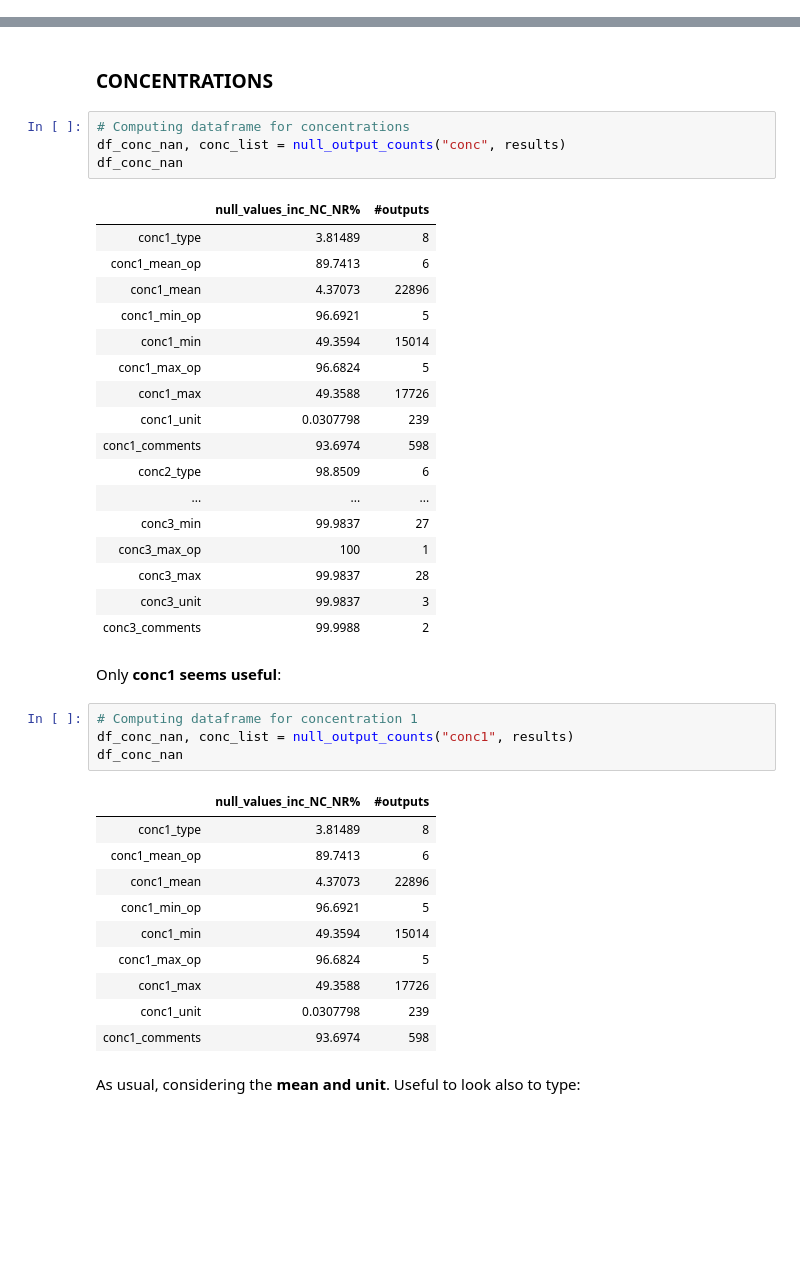
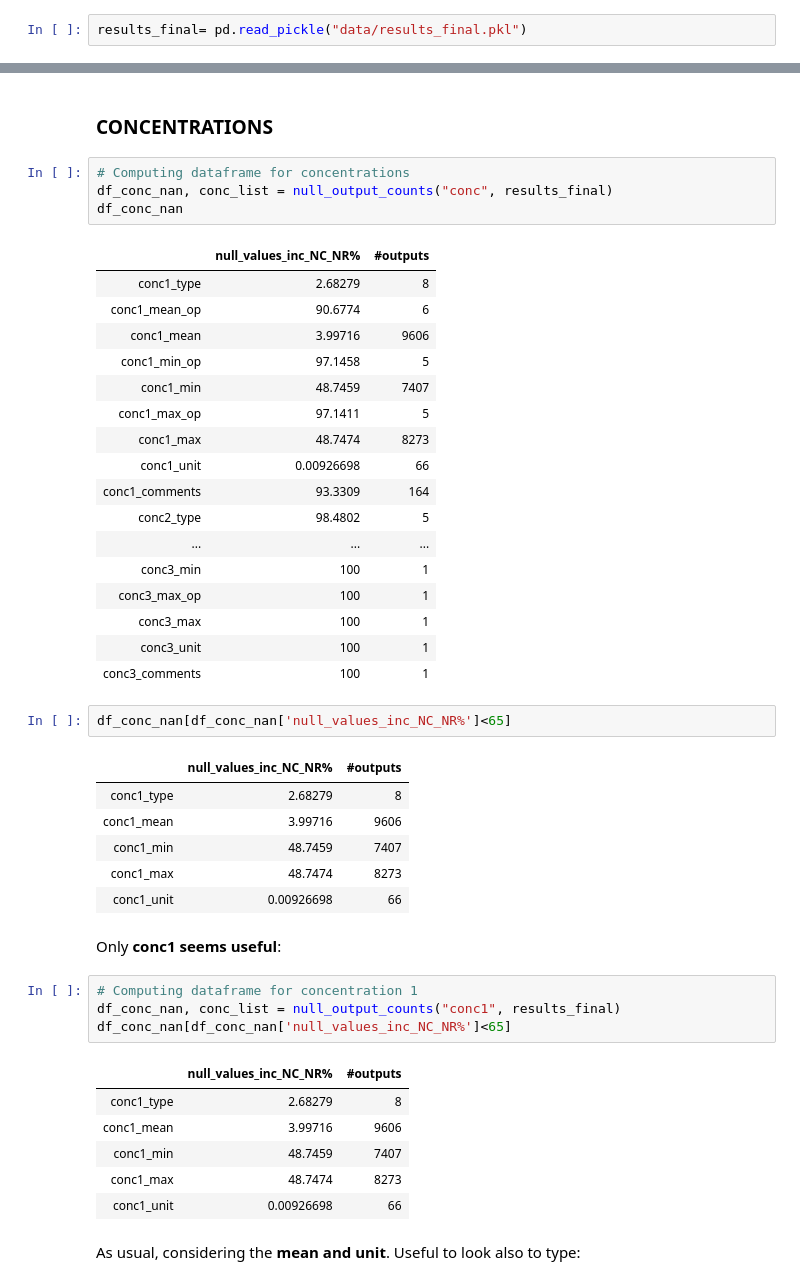
Before and after one commit to manuleo/ML_Toxicology_Testing, a Jupyter notebook: data_analysis.ipynb, the cells around one changed output, grey strips where cells are left out. Drawn from its saved outputs; the diff is of its cells as text; blank space fills up the shorter version.

```diff
--- a/data_analysis.ipynb
+++ b/data_analysis.ipynb
@@ -103,6 +124,8 @@ results_final.index.size
 ## Looking for null values, outliers and strange units in the new datasets
 # %% [markdown]
 ### CAS : Foreign key to CHEMICALS
+# %%
+results_final= pd.read_pickle("data/results_final.pkl")
 # %%
 # It's an index -> shouldn't be null values
 sum(results_final['test_cas'].isnull())
@@ -475,43 +612,48 @@ Name: exposure_duration_mean, dtype: int64
 ### CONCENTRATIONS
 # %%
 # Computing dataframe for concentrations
-df_conc_nan, conc_list = null_output_counts("conc", results)
+df_conc_nan, conc_list = null_output_counts("conc", results_final)
 df_conc_nan
 # %% [output]
 |  | null_values_inc_NC_NR% | #outputs |
-| conc1_type | 3.81489 | 8 |
-| conc1_mean_op | 89.7413 | 6 |
-| conc1_mean | 4.37073 | 22896 |
-| conc1_min_op | 96.6921 | 5 |
-| conc1_min | 49.3594 | 15014 |
-| conc1_max_op | 96.6824 | 5 |
-| conc1_max | 49.3588 | 17726 |
-| conc1_unit | 0.0307798 | 239 |
-| conc1_comments | 93.6974 | 598 |
-| conc2_type | 98.8509 | 6 |
+| conc1_type | 2.68279 | 8 |
+| conc1_mean_op | 90.6774 | 6 |
+| conc1_mean | 3.99716 | 9606 |
+| conc1_min_op | 97.1458 | 5 |
+| conc1_min | 48.7459 | 7407 |
+| conc1_max_op | 97.1411 | 5 |
+| conc1_max | 48.7474 | 8273 |
+| conc1_unit | 0.00926698 | 66 |
+| conc1_comments | 93.3309 | 164 |
+| conc2_type | 98.4802 | 5 |
 | ... | ... | ... |
-| conc3_min | 99.9837 | 27 |
+| conc3_min | 100 | 1 |
 | conc3_max_op | 100 | 1 |
-| conc3_max | 99.9837 | 28 |
-| conc3_unit | 99.9837 | 3 |
-| conc3_comments | 99.9988 | 2 |
+| conc3_max | 100 | 1 |
+| conc3_unit | 100 | 1 |
+| conc3_comments | 100 | 1 |
+# %%
+df_conc_nan[df_conc_nan['null_values_inc_NC_NR%']<65]
+# %% [output]
+|  | null_values_inc_NC_NR% | #outputs |
+| conc1_type | 2.68279 | 8 |
+| conc1_mean | 3.99716 | 9606 |
+| conc1_min | 48.7459 | 7407 |
+| conc1_max | 48.7474 | 8273 |
+| conc1_unit | 0.00926698 | 66 |
 # %% [markdown]
 Only **conc1 seems useful**:
 # %%
 # Computing dataframe for concentration 1
-df_conc_nan, conc_list = null_output_counts("conc1", results)
-df_conc_nan
+df_conc_nan, conc_list = null_output_counts("conc1", results_final)
+df_conc_nan[df_conc_nan['null_values_inc_NC_NR%']<65]
 # %% [output]
 |  | null_values_inc_NC_NR% | #outputs |
-| conc1_type | 3.81489 | 8 |
-| conc1_mean_op | 89.7413 | 6 |
-| conc1_mean | 4.37073 | 22896 |
-| conc1_min_op | 96.6921 | 5 |
-| conc1_min | 49.3594 | 15014 |
-| conc1_max_op | 96.6824 | 5 |
-| conc1_max | 49.3588 | 17726 |
-| conc1_unit | 0.0307798 | 239 |
-| conc1_comments | 93.6974 | 598 |
+| conc1_type | 2.68279 | 8 |
+| conc1_mean | 3.99716 | 9606 |
+| conc1_min | 48.7459 | 7407 |
+| conc1_max | 48.7474 | 8273 |
+| conc1_unit | 0.00926698 | 66 |
 # %% [markdown]
 As usual, considering the **mean and unit**. Useful to look also to type:
 # %%
```
Also changed, not shown: parts of 267 cells of this notebook, 1 other file.
